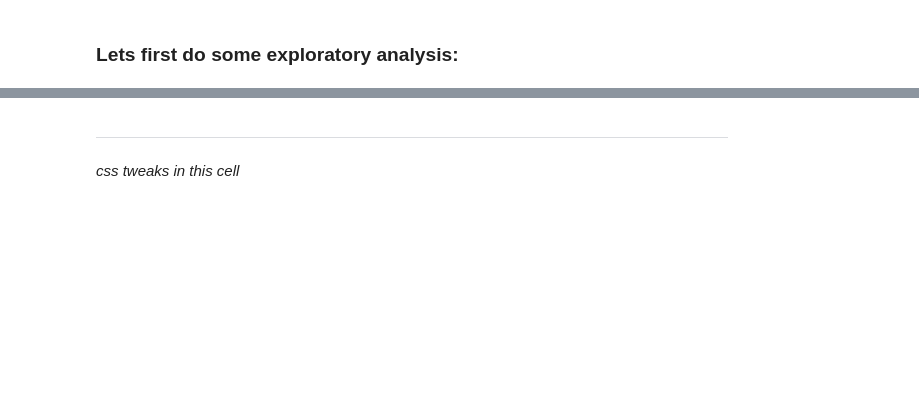
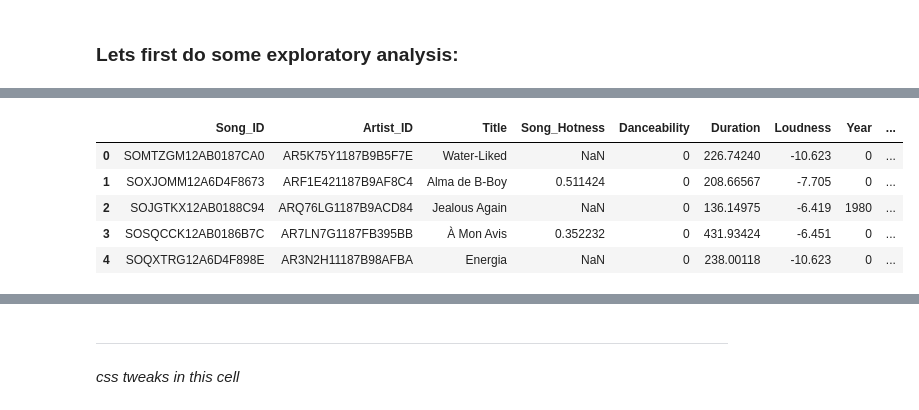
Before and after one commit to AnastasiyaB/Music_Magic, a Jupyter notebook: Music_Magic.ipynb, the cells around one changed output, grey strips where cells are left out. Cells and saved outputs as stored; diff of their text form; code cells hidden in the pictures; blank space fills up the shorter version.

```diff
--- a/Music_Magic.ipynb
+++ b/Music_Magic.ipynb
@@ -340,0 +139,8 @@ gathering year data...
+# %%
+data_df = pd.DataFrame(columns=('Song_ID', 'Artist_ID', 'Title','Song_Hotness','Danceability',
+                                'Duration', 'Loudness', 'Year', 'Analysis_Sample_Rate','Song_Energy',
+                                'Album_Name', 'Bars_Confidence', 'Key', #'Key_Confidence','Beats_Confidence',
+                                'Mode', 'Mode_confidence', 'Tempo', #'Artist_Familiarity', 'Artist_Terms',
+                                'Artist_Name', 'Artist_location', 'Artist_Hotness', 'Similar_Artists',
+                                'Artist_Tags'))
+print 'dataframe created:' , data_df
@@ -340,0 +231,11 @@ gathering year data...
+# %%
+# insert a fake column with ratings for now
+data_df['Ratings'] = pd.Series(np.random.randint(1,6,len(data_df.Title)), index=data_df.index)
+data_df.head(5)
+# %% [output]
+|  | Song_ID | Artist_ID | Title | Song_Hotness | Danceability | Duration | Loudness | Year | ... |
+| 0 | SOMTZGM12AB0187CA0 | AR5K75Y1187B9B5F7E | Water-Liked | NaN | 0 | 226.74240 | -10.623 | 0 | ... |
+| 1 | SOXJOMM12A6D4F8673 | ARF1E421187B9AF8C4 | Alma de B-Boy | 0.511424 | 0 | 208.66567 | -7.705 | 0 | ... |
+| 2 | SOJGTKX12AB0188C94 | ARQ76LG1187B9ACD84 | Jealous Again | NaN | 0 | 136.14975 | -6.419 | 1980 | ... |
+| 3 | SOSQCCK12AB0186B7C | AR7LN7G1187FB395BB | À Mon Avis | 0.352232 | 0 | 431.93424 | -6.451 | 0 | ... |
+| 4 | SOQXTRG12A6D4F898E | AR3N2H11187B98AFBA | Energia | NaN | 0 | 238.00118 | -10.623 | 0 | ... |
```
Also changed, not shown: parts of 23 cells of this notebook.
